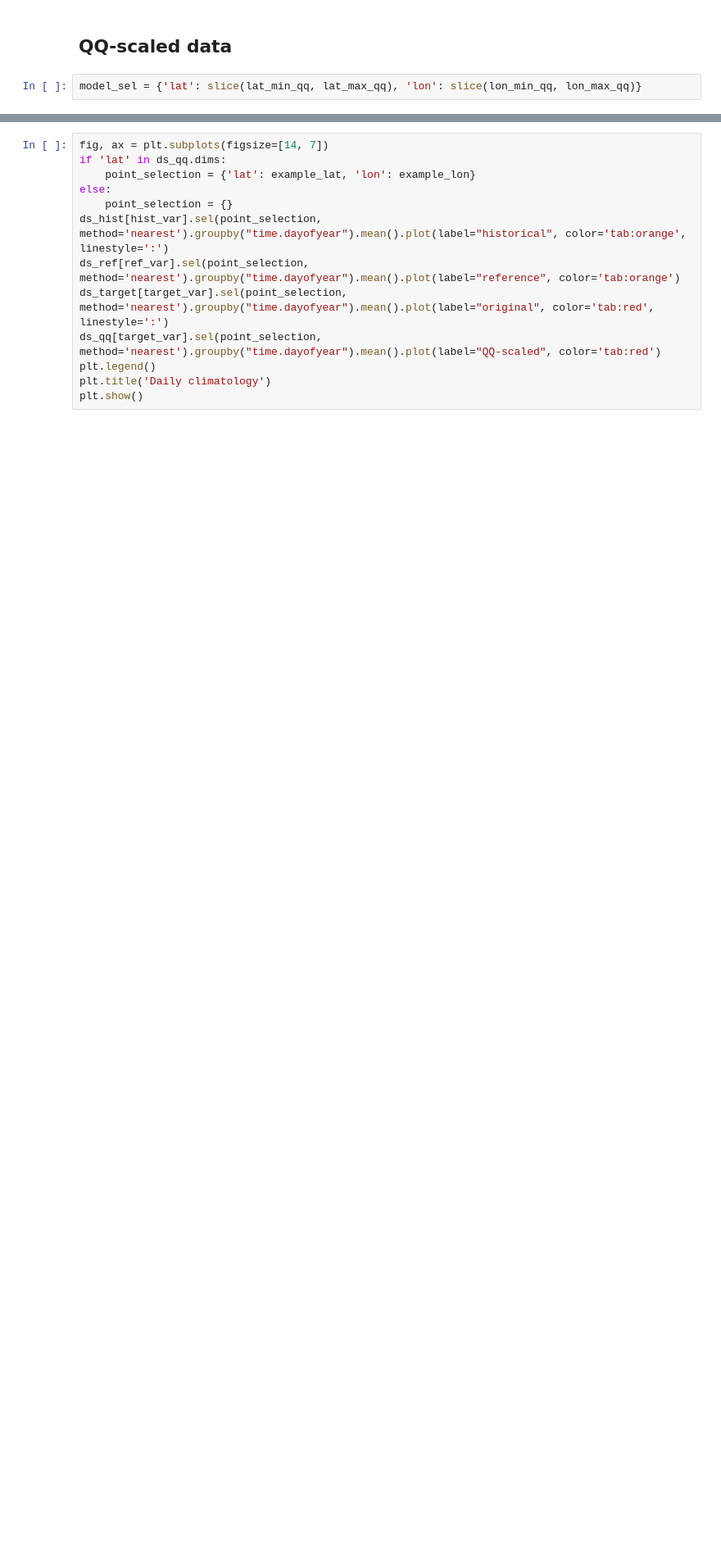
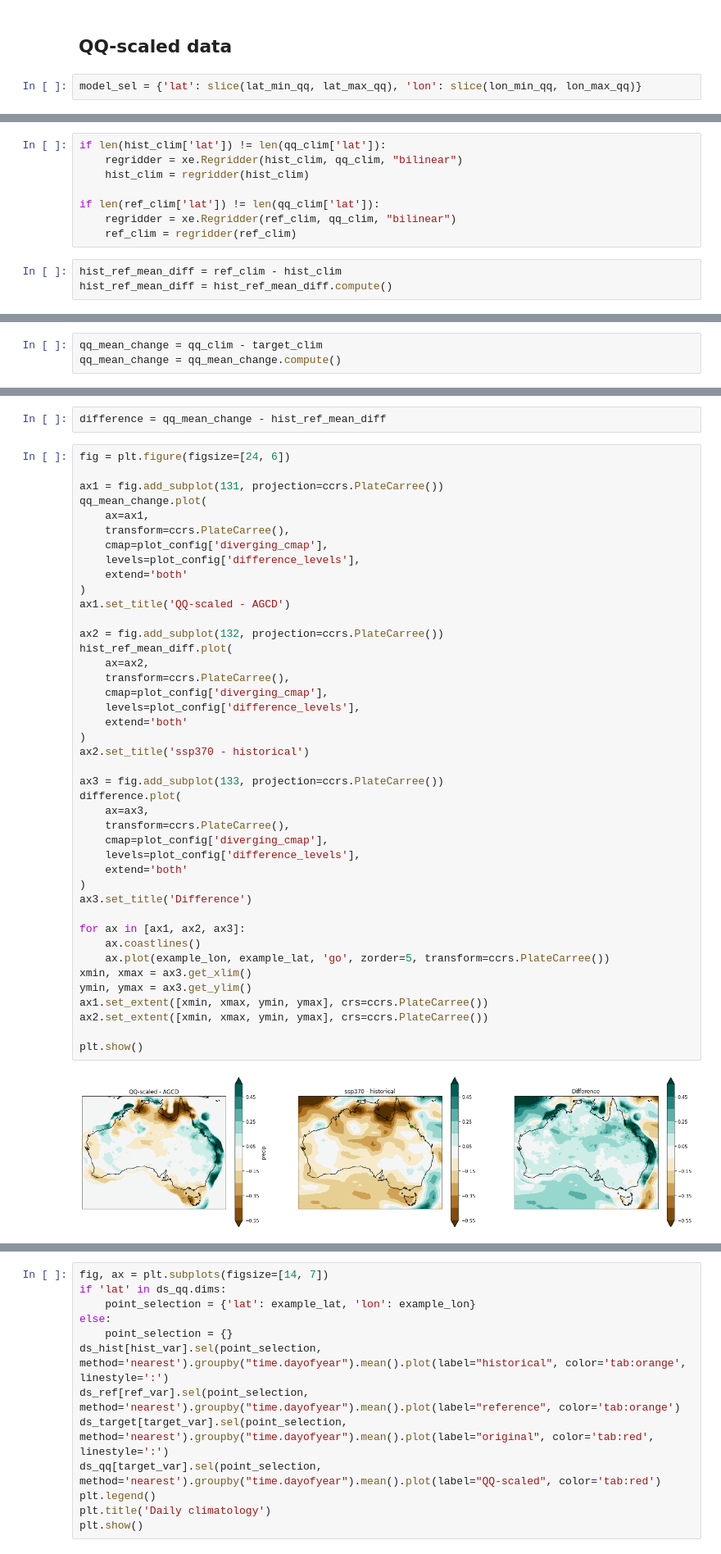
Before and after one commit to AusClimateService/qqscale, a Jupyter notebook: example_validation/pr-qdc-multiplicative-ssr_day_AGCD-ACCESS-ESM1-5_ssp370_r1i1p1f1_20350101-20641231.ipynb, the cells around one changed output, grey strips where cells are left out. Shown at 82% size. Cells and saved outputs as stored; diff of their text form; blank space fills up the shorter version.

Commit message:
Add precip mean adjustment

```diff
--- a/example_validation/pr-qdc-multiplicative-ssr_day_AGCD-ACCESS-ESM1-5_ssp370_r1i1p1f1_20350101-20641231.ipynb
+++ b/example_validation/pr-qdc-multiplicative-ssr_day_AGCD-ACCESS-ESM1-5_ssp370_r1i1p1f1_20350101-20641231.ipynb
@@ -668,0 +585,11 @@ compare_datasets(ds_hist[hist_var], ds_ref[ref_var], ds_target[target_var], ds_q
+# %%
+if len(hist_clim['lat']) != len(qq_clim['lat']):
+    regridder = xe.Regridder(hist_clim, qq_clim, "bilinear")
+    hist_clim = regridder(hist_clim)
+
+if len(ref_clim['lat']) != len(qq_clim['lat']):
+    regridder = xe.Regridder(ref_clim, qq_clim, "bilinear")
+    ref_clim = regridder(ref_clim)
+# %%
+hist_ref_mean_diff = ref_clim - hist_clim
+hist_ref_mean_diff = hist_ref_mean_diff.compute()
@@ -668,0 +598,3 @@ compare_datasets(ds_hist[hist_var], ds_ref[ref_var], ds_target[target_var], ds_q
+# %%
+qq_mean_change = qq_clim - target_clim
+qq_mean_change = qq_mean_change.compute()
@@ -668,0 +603,46 @@ compare_datasets(ds_hist[hist_var], ds_ref[ref_var], ds_target[target_var], ds_q
+# %%
+difference = qq_mean_change - hist_ref_mean_diff
+# %%
+fig = plt.figure(figsize=[24, 6])
+
+ax1 = fig.add_subplot(131, projection=ccrs.PlateCarree())
+qq_mean_change.plot(
+    ax=ax1,
+    transform=ccrs.PlateCarree(),
+    cmap=plot_config['diverging_cmap'],
+    levels=plot_config['difference_levels'],
+    extend='both'
+)
+ax1.set_title('QQ-scaled - AGCD')
+
+ax2 = fig.add_subplot(132, projection=ccrs.PlateCarree())
+hist_ref_mean_diff.plot(
+    ax=ax2,
+    transform=ccrs.PlateCarree(),
+    cmap=plot_config['diverging_cmap'],
+    levels=plot_config['difference_levels'],
+    extend='both'
+)
+ax2.set_title('ssp370 - historical')
+
+ax3 = fig.add_subplot(133, projection=ccrs.PlateCarree())
+difference.plot(
+    ax=ax3,
+    transform=ccrs.PlateCarree(),
+    cmap=plot_config['diverging_cmap'],
+    levels=plot_config['difference_levels'],
+    extend='both'
+)
+ax3.set_title('Difference')
+
+for ax in [ax1, ax2, ax3]:
+    ax.coastlines()
+    ax.plot(example_lon, example_lat, 'go', zorder=5, transform=ccrs.PlateCarree())
+xmin, xmax = ax3.get_xlim()
+ymin, ymax = ax3.get_ylim()
+ax1.set_extent([xmin, xmax, ymin, ymax], crs=ccrs.PlateCarree())
+ax2.set_extent([xmin, xmax, ymin, ymax], crs=ccrs.PlateCarree())
+
+plt.show()
+# %% [output]
+[figure, added]
```
Also changed, not shown: parts of 15 cells of this notebook.
